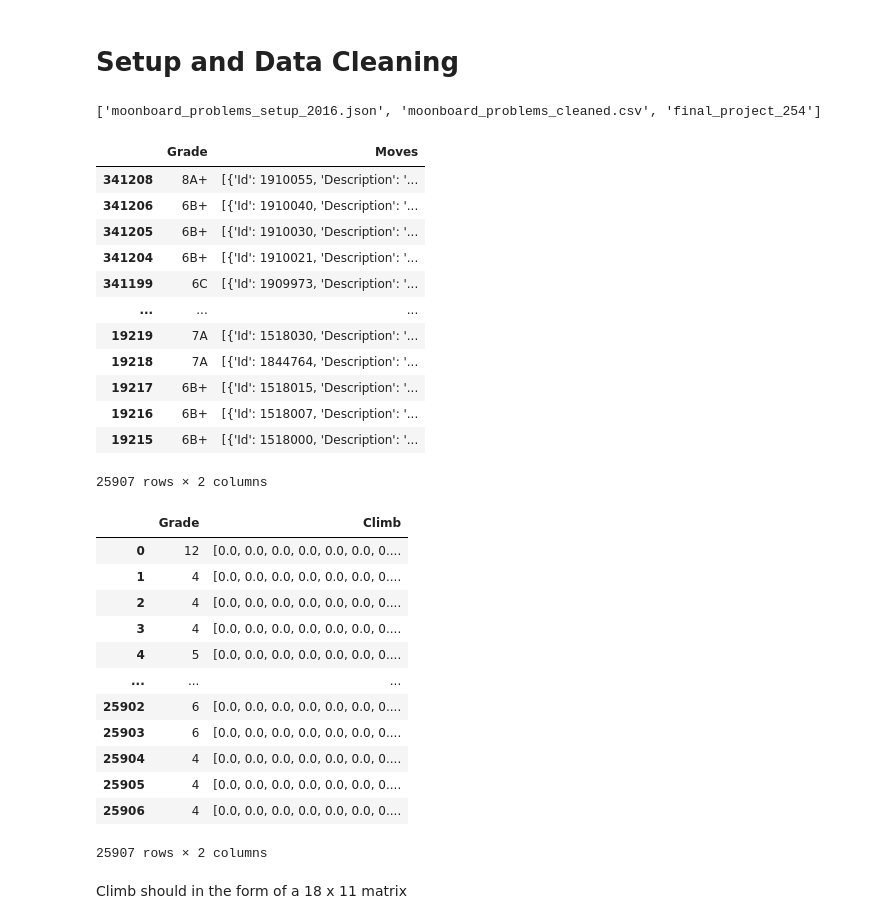
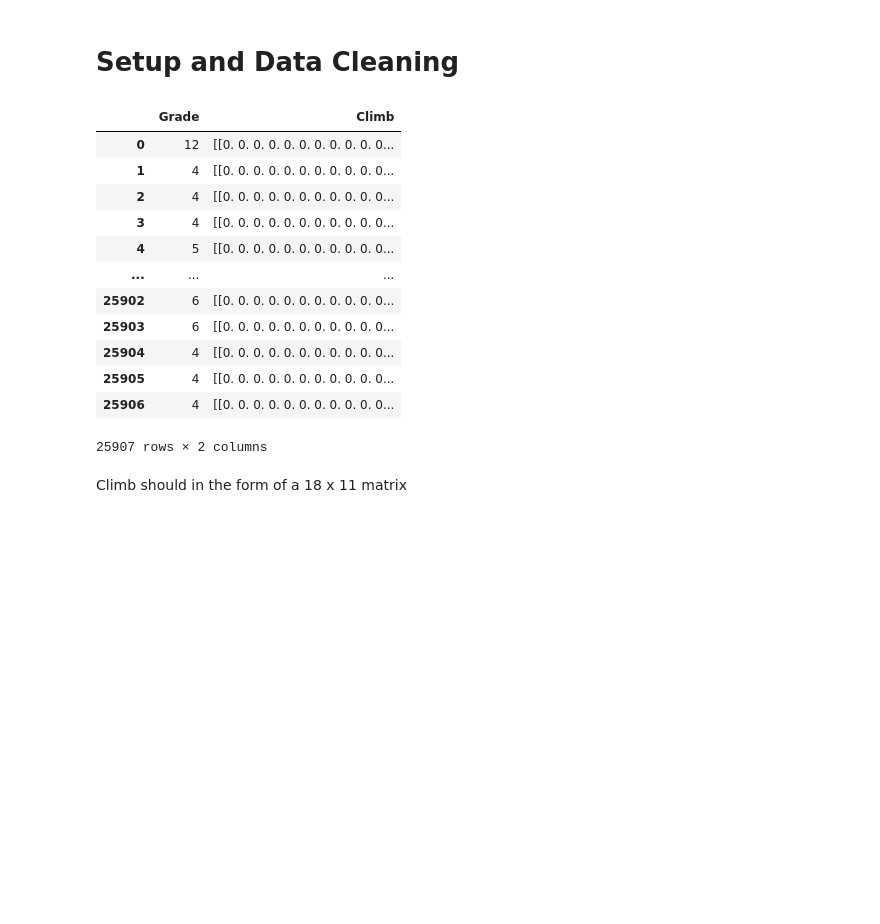
Before and after one commit to JKrogsrud/Moonboard_Classification, a Jupyter notebook: final_project_254.ipynb, the cells around one changed output. Drawn from its saved outputs; the diff is of its cells as text; code cells hidden in the pictures; blank space fills up the shorter version.

```diff
--- a/final_project_254.ipynb
+++ b/final_project_254.ipynb
@@ -6,10 +1,2 @@ Mounted at /content/drive/
 # %% [markdown]
 # Setup and Data Cleaning
-# %%
-import os
-import pickle
-GOOGLE_DRIVE_PATH_AFTER_MYDRIVE = 'CS254/Final_project'
-GOOGLE_DRIVE_PATH = os.path.join('drive', 'MyDrive', GOOGLE_DRIVE_PATH_AFTER_MYDRIVE)
-print(os.listdir(GOOGLE_DRIVE_PATH))
-# %% [output]
-['moonboard_problems_setup_2016.json', 'moonboard_problems_cleaned.csv', 'final_project_254']
@@ -73,45 +62,21 @@ from sklearn.neural_network import MLPClassifier
-# %%
-climbing_df = pd.read_json(GOOGLE_DRIVE_PATH + '/moonboard_problems_setup_2016.json').transpose()
-climbing_data = climbing_df[['Grade', 'Moves']].copy()
-display(climbing_data)
-climb_data = {'Grade': [], 'Climb': []}
-for climb_row in climbing_data.itertuples():
-    climb_matrix = np.zeros((18, 11))
-    for move in climb_row.Moves:
-        col = ord(move['Description'][0].lower()) - 96
-        row = (int)(move['Description'][1:])
-        climb_matrix[row - 1][col - 1] = 1
-    climb_data['Grade'].append(font_to_v(climb_row.Grade))
-    climb_data['Climb'].append(climb_matrix.flatten())
-climbing_ml_data = pd.DataFrame(climb_data)
-display(climbing_ml_data)
-# %% [output]
-|  | Grade | Moves |
-| 341208 | 8A+ | [{'Id': 1910055, 'Description': '... |
-| 341206 | 6B+ | [{'Id': 1910040, 'Description': '... |
-| 341205 | 6B+ | [{'Id': 1910030, 'Description': '... |
-| 341204 | 6B+ | [{'Id': 1910021, 'Description': '... |
-| 341199 | 6C | [{'Id': 1909973, 'Description': '... |
-| ... | ... | ... |
-| 19219 | 7A | [{'Id': 1518030, 'Description': '... |
-| 19218 | 7A | [{'Id': 1844764, 'Description': '... |
-| 19217 | 6B+ | [{'Id': 1518015, 'Description': '... |
-| 19216 | 6B+ | [{'Id': 1518007, 'Description': '... |
-| 19215 | 6B+ | [{'Id': 1518000, 'Description': '... |
-25907 rows × 2 columns
-|  | Grade | Climb |
-| 0 | 12 | [0.0, 0.0, 0.0, 0.0, 0.0, 0.0, 0.... |
-| 1 | 4 | [0.0, 0.0, 0.0, 0.0, 0.0, 0.0, 0.... |
-| 2 | 4 | [0.0, 0.0, 0.0, 0.0, 0.0, 0.0, 0.... |
-| 3 | 4 | [0.0, 0.0, 0.0, 0.0, 0.0, 0.0, 0.... |
-| 4 | 5 | [0.0, 0.0, 0.0, 0.0, 0.0, 0.0, 0.... |
-| ... | ... | ... |
-| 25902 | 6 | [0.0, 0.0, 0.0, 0.0, 0.0, 0.0, 0.... |
-| 25903 | 6 | [0.0, 0.0, 0.0, 0.0, 0.0, 0.0, 0.... |
-| 25904 | 4 | [0.0, 0.0, 0.0, 0.0, 0.0, 0.0, 0.... |
-| 25905 | 4 | [0.0, 0.0, 0.0, 0.0, 0.0, 0.0, 0.... |
-| 25906 | 4 | [0.0, 0.0, 0.0, 0.0, 0.0, 0.0, 0.... |
-25907 rows × 2 columns
+# %%
+climbing_df = pd.read_csv(os.path.join('Data', 'moonboard_problems_cleaned.csv'))
+climbing_data = climbing_df[['Grade', 'Climb']].copy()
+display(climbing_data)
+# %% [output]
+|  | Grade | Climb |
+| 0 | 12 | [[0. 0. 0. 0. 0. 0. 0. 0. 0. 0. 0... |
+| 1 | 4 | [[0. 0. 0. 0. 0. 0. 0. 0. 0. 0. 0... |
+| 2 | 4 | [[0. 0. 0. 0. 0. 0. 0. 0. 0. 0. 0... |
+| 3 | 4 | [[0. 0. 0. 0. 0. 0. 0. 0. 0. 0. 0... |
+| 4 | 5 | [[0. 0. 0. 0. 0. 0. 0. 0. 0. 0. 0... |
+| ... | ... | ... |
+| 25902 | 6 | [[0. 0. 0. 0. 0. 0. 0. 0. 0. 0. 0... |
+| 25903 | 6 | [[0. 0. 0. 0. 0. 0. 0. 0. 0. 0. 0... |
+| 25904 | 4 | [[0. 0. 0. 0. 0. 0. 0. 0. 0. 0. 0... |
+| 25905 | 4 | [[0. 0. 0. 0. 0. 0. 0. 0. 0. 0. 0... |
+| 25906 | 4 | [[0. 0. 0. 0. 0. 0. 0. 0. 0. 0. 0... |
+25907 rows × 2 columns
 # %% [markdown]
 Climb should in the form of a 18 x 11 matrix
 # %%
```
Also changed, not shown: parts of 3 cells of this notebook.
